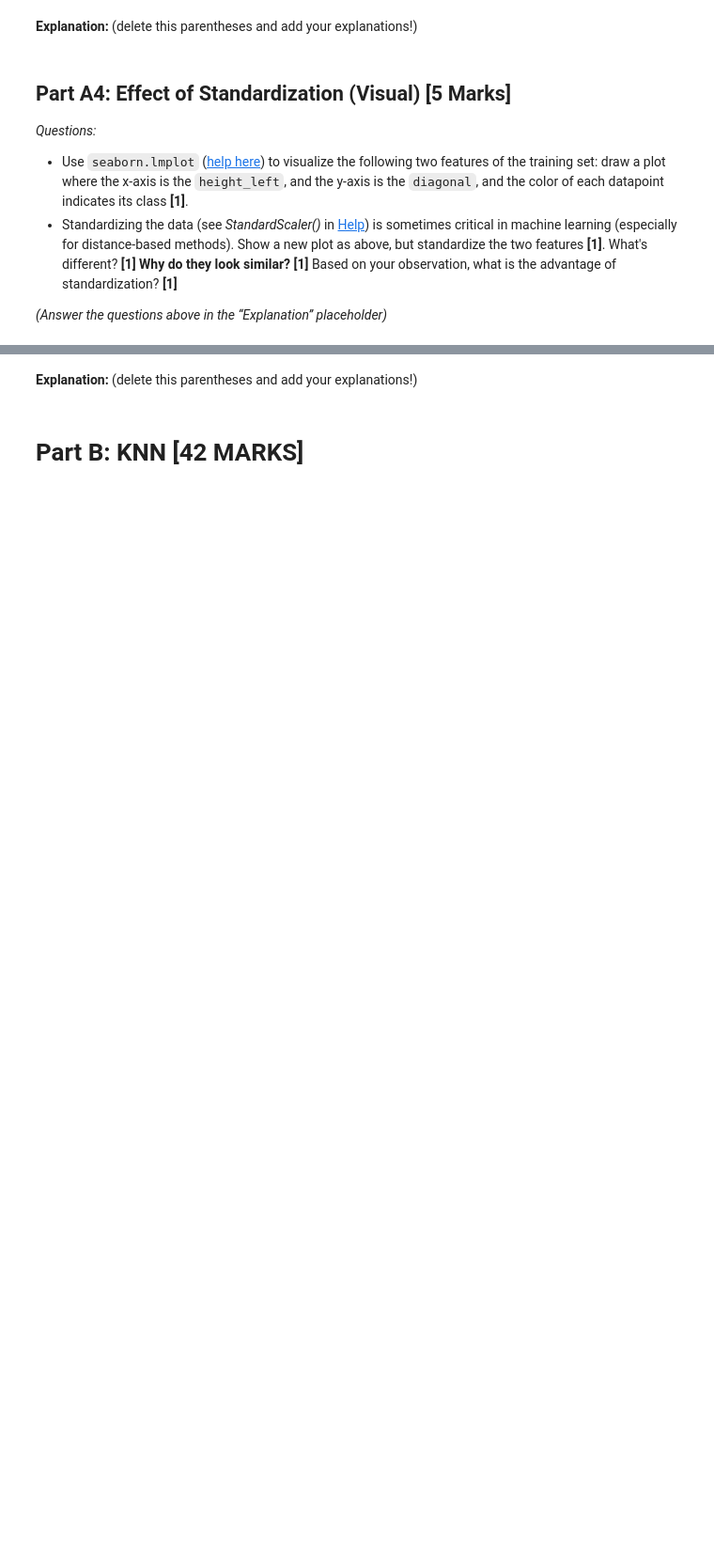
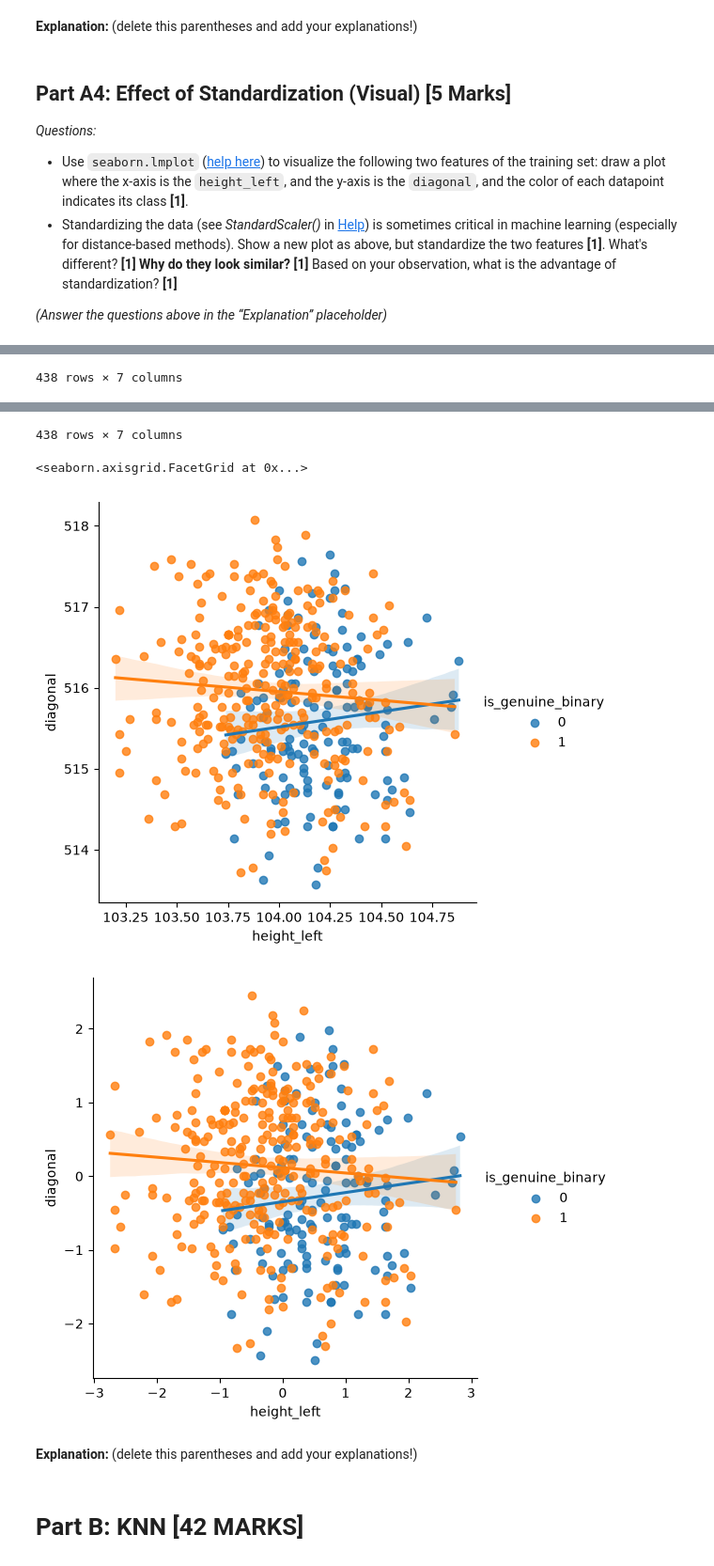
Before and after one commit to acknowledgeworkimagine/DataScienceStatlLearning, a Jupyter notebook: Project1_Elias_Gallegos.ipynb, the cells around one changed output, grey strips where cells are left out. Shown at 94% size. Saved outputs shown, nothing was run; the diff lists cells and outputs as text; code cells hidden in the pictures; blank space fills up the shorter version.

```diff
--- a/Project1_Elias_Gallegos.ipynb
+++ b/Project1_Elias_Gallegos.ipynb
@@ -189,12 +190,12 @@ check_missing(df)
 
 #rows_with_Missing_Values
 #df.shape[0]
-df_na_droped = df.dropna(axis=0)
+df_na_clean = df.dropna(axis=0)
 #df_na_droped.shape[0]
 
-check_missing(df_na_droped)
+check_missing(df_na_clean)
 
-print(f"Before {df.shape} After {df_na_droped.shape}")
+print(f"Before {df.shape} After {df_na_clean.shape}")
 # %% [output]
 is_genuine            0
 is_genuine_binary     0
@@ -243,7 +244,13 @@ Check [this](https://pandas.pydata.org/pandas-docs/stable/reference/api/pandas.D
 # %%
 
 # df.head()
-X_n_predictors = df.drop(["is_genuine_binary", "is_genuine"],axis =1)
-y_n_goal = df.drop(["diagonal","height_left","height_right","margin_low","margin_up", "length", "is_genuine"],axis =1)
+X_n_predictors = df_na_clean.drop(["is_genuine_binary", "is_genuine"],axis =1)
+y_n_goal = df_na_clean.drop(["diagonal","height_left","height_right","margin_low","margin_up", "length", "is_genuine"],axis =1)
 print (f" X predictors dimensions: {X_n_predictors.shape} | y goal dimensions: {y_n_goal.shape}")
+
+#display(X_n_predictors)
+#check_missing(X_n_predictors)
+
+#display(y_n_goal)
+#check_missing(y_n_goal)
 # %% [output]
@@ -292,0 +316,18 @@ from sklearn import preprocessing
+# %%
+
+# Concatenate the whole train set because lmplot spects a 2D data set.
+train_dataset = pd.concat([X_train, y_train],axis=1)
+
+# Display the training set
+display(train_dataset)
+sns.lmplot(data=train_dataset, x="height_left", y="diagonal", hue="is_genuine_binary")
+
+scaler = preprocessing.StandardScaler()
+
+train_dataset[["height_left", "diagonal"]] = scaler.fit_transform(X_train[["height_left", "diagonal"]])
+
+# Display the modified training set
+display(train_dataset)
+
+sns.lmplot(data=train_dataset, x="height_left", y="diagonal", hue="is_genuine_binary")
+# %% [output]
@@ -292,0 +346 @@ from sklearn import preprocessing
+438 rows × 7 columns
@@ -293,3 +359,7 @@ from sklearn import preprocessing
+438 rows × 7 columns
+<seaborn.axisgrid.FacetGrid at 0x...>
+[figure, added]
+[figure, added]
 # %% [markdown]
 **Explanation:** (delete this parentheses and add your explanations!)
 # %% [markdown]
```
Also changed, not shown: parts of 5 cells of this notebook, 1 other file.
